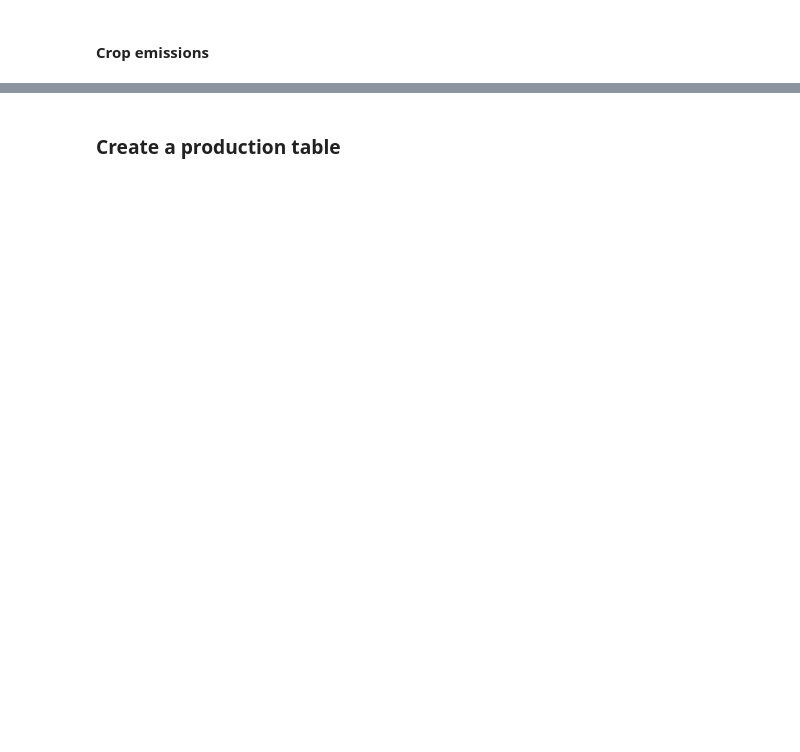
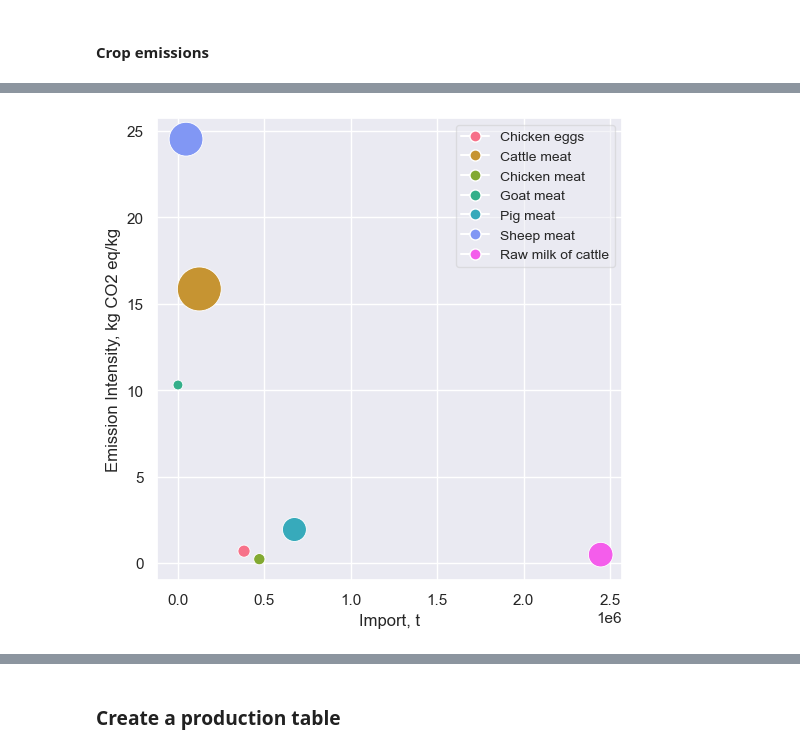
Before and after one commit to kostinam/neuefische-capstone, a Jupyter notebook: mk-eda.ipynb, the cells around one changed output, grey strips where cells are left out. Drawn from its saved outputs; the diff is of its cells as text; code cells hidden in the pictures; blank space fills up the shorter version.

```diff
--- a/mk-eda.ipynb
+++ b/mk-eda.ipynb
@@ -479,0 +362,9 @@ for circle, label, color in zip(circles, labels, colors):
+# %%
+#Create a data frame
+df_import_amount_emissions_ger = pd.merge(df_trade_prod_ger[['item', 'year', 'import_quantity']], df_emissions_ger[['item', 'import_year','total_import_emission_intensity', 'total_import_emission_amount']], left_on = ['item', 'year'], right_on = ['item', 'import_year'], how = 'left')
+# %%
+# Filter for selected items
+df_import_amount_emissions_ger = df_import_amount_emissions_ger[df_import_amount_emissions_ger['item'].isin(selected_items)]
+# %%
+# Filter for 2020
+df_import_amount_emissions_ger = df_import_amount_emissions_ger[df_import_amount_emissions_ger['year']==2020]
@@ -479,0 +440,10 @@ for circle, label, color in zip(circles, labels, colors):
+# %%
+meat_and_milk = ['Meat of buffalo, fresh or chilled',
+ 'Meat of cattle with the bone, fresh or chilled',
+ 'Meat of chickens, fresh or chilled',
+ 'Meat of goat, fresh or chilled',
+ 'Meat of pig with the bone, fresh or chilled',
+ 'Meat of sheep, fresh or chilled',
+ 'Hen eggs in shell, fresh',
+ 'Raw milk of cattle',
+ 'Raw milk of sheep']
@@ -479,0 +465,15 @@ for circle, label, color in zip(circles, labels, colors):
+# %%
+# Create a scatterplot for animal products
+name_mapping_animal_products = {'Meat of buffalo, fresh or chilled':'Buffalo meat',
+                                 'Meat of cattle with the bone, fresh or chilled':'Cattle meat',
+                                   'Meat of chickens, fresh or chilled':'Chicken meat',
+                                     'Meat of goat, fresh or chilled':'Goat meat',
+                                       'Meat of pig with the bone, fresh or chilled':'Pig meat',
+                                         'Meat of sheep, fresh or chilled':'Sheep meat',
+                                           'Hen eggs in shell, fresh':'Chicken eggs',
+                                             'Raw milk of cattle':'Raw milk of cattle',
+                                               'Raw milk of sheep':'Raw milk of sheep'}
+
+create_grouped_scatterplot(meat_and_milk, name_mapping_animal_products)
+# %% [output]
+[figure, added]
```
Also changed, not shown: parts of 44 cells of this notebook.
